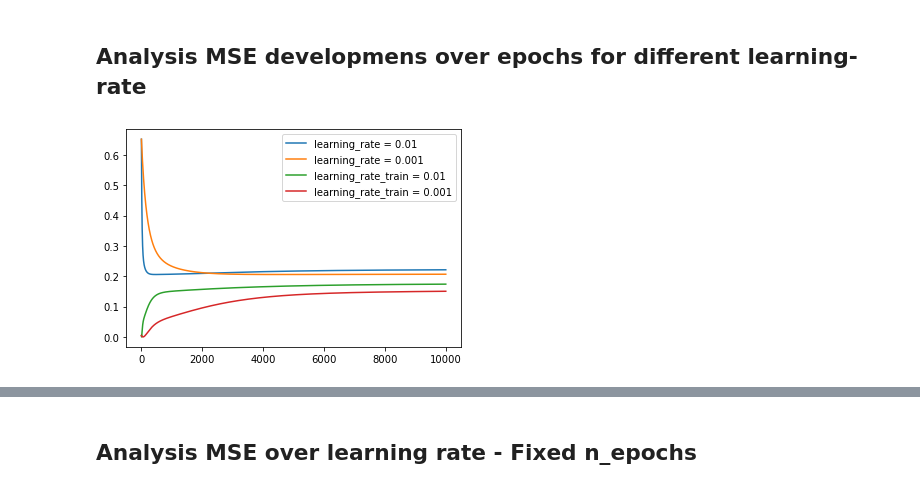
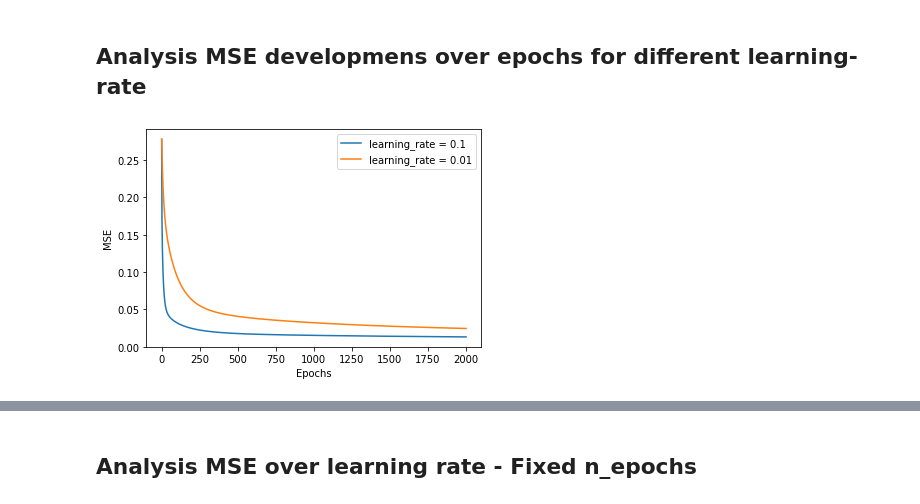
Before and after one commit to carlfre/FYS-STK3155-project-2, a Jupyter notebook: notebooks/gradient_descent_analysis.ipynb, the cells around one changed output, grey strips where cells are left out. Drawn from its saved outputs; the diff is of its cells as text; code cells hidden in the pictures.

```diff
--- a/notebooks/gradient_descent_analysis.ipynb
+++ b/notebooks/gradient_descent_analysis.ipynb
@@ -16,12 +16,11 @@ import src.gradient_descent as gd
 import src.data_generation as dg
 # %%
 #generate data
-N = 5_000 #nr of data points
-x, y, z, true_z = dg.generate_data_Franke(N=N, sigma2=0.01, seed=1)
+N = 1000 #nr of data points
+x, y, z, true_z = dg.generate_data_Franke(N=N, sigma2=0.01, seed=0)
 
 poly_grad = 5
 X = rt.create_X_polynomial(x, y, poly_grad)
-z = z.reshape(-1, 1)
 
 # Split data:
 X_train, X_test, z_train, z_test = train_test_split(X, z, test_size=0.25)
@@ -29,8 +28,8 @@ X_train, X_test, z_train, z_test = train_test_split(X, z, test_size=0.25)
 ## Analysis MSE developmens over epochs for different learning-rate
 # %%
 # We want to models of gradient decent, high and low learning-rate
-lr1 = 0.01
-lr2 = 0.001
+lr1 = 0.1
+lr2 = 0.01
 
 #choose cost function model to investigate:
 model = rcf.OLSCost()
@@ -40,7 +39,7 @@ descent2 = gd.GradientDescent(mode="normal", momentum_param=0, batch_size=None,
 
 #choose initial weigths and number of epochs
 w_init = np.zeros(len(X[0]))
-epochs = 10000
+epochs = 2000
 
 #train on the train data and return final weights
 w1 = descent1.train(X_train, w_init, z_train, model, learning_rate=lr1, n_epochs = epochs)
@@ -67,23 +53,25 @@ def scatter_3d(x, y, z, title="", filename=""):
 # %%
 epoc_arr = np.linspace(0, epochs, epochs+1)
 
 # y_pred as an array corrosponding to predictiv y for each epoch
 z_pred_test1 = (X_test@wlog1.T).T
 z_pred_train1 = (X_train@wlog1.T).T
-MSE_test1 = rt.MSE_vec(z_test[0], z_pred_test1)
-MSE_train1 = rt.MSE_vec(z_train[0], z_pred_train1)
+MSE_test1 = rt.MSE_vec(z_test, z_pred_test1)
+MSE_train1 = rt.MSE_vec(z_train, z_pred_train1)
 
 #
 z_pred_test2 = (X_test@wlog2.T).T
 z_pred_train2 = (X_train@wlog2.T).T
-MSE_test2= rt.MSE_vec(z_test[0], z_pred_test2)
-MSE_train2 = rt.MSE_vec(z_train[0], z_pred_train2)
+MSE_test2= rt.MSE_vec(z_test, z_pred_test2)
+MSE_train2 = rt.MSE_vec(z_train, z_pred_train2)
 
 plt.plot(epoc_arr, MSE_test1, label=f"learning_rate = {lr1}")
 plt.plot(epoc_arr, MSE_test2, label=f"learning_rate = {lr2}")
-plt.plot(epoc_arr, MSE_train1, label=f"learning_rate_train = {lr1}")
-plt.plot(epoc_arr, MSE_train2, label=f"learning_rate_train = {lr2}")
+# plt.plot(epoc_arr, MSE_train1, label=f"learning_rate_train = {lr1}")
+# plt.plot(epoc_arr, MSE_train2, label=f"learning_rate_train = {lr2}")
+plt.xlabel("Epochs")
+plt.ylabel("MSE")
 plt.legend()
 plt.show()
 # %% [output]
-[figure, old version]
+[figure, new version]
```
Also changed, not shown: parts of 10 cells of this notebook, 1 other file.
